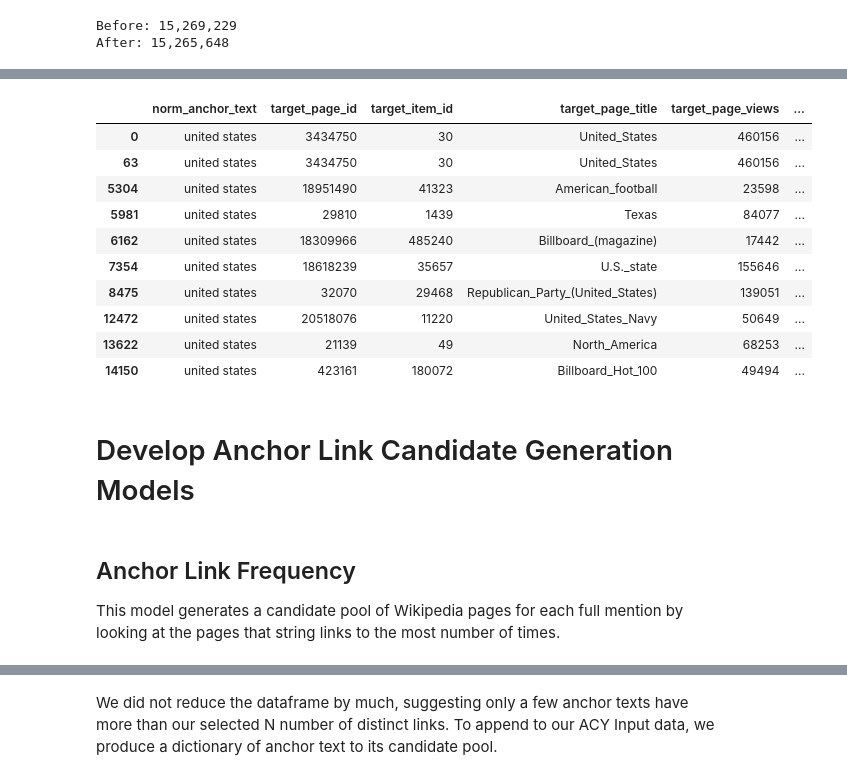
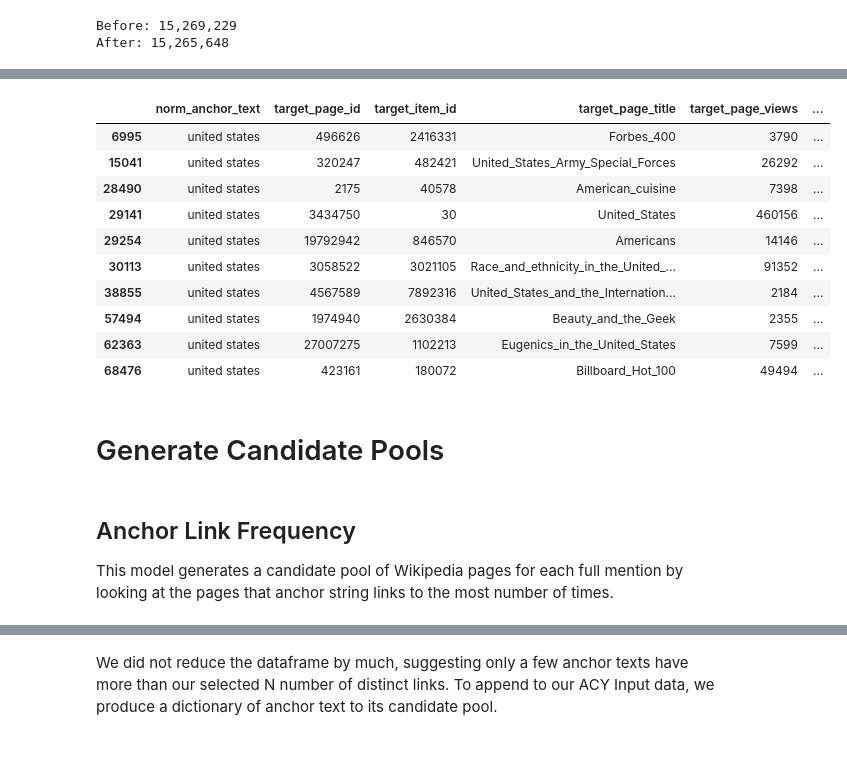
Before and after one commit to TheDigitalFrontier/entity-disambiguation, a Jupyter notebook: notebooks/pipeline/2a_anchor_links.ipynb, the cells around one changed output, grey strips where cells are left out. Drawn from its saved outputs; the diff is of its cells as text; code cells hidden in the pictures; blank space fills up the shorter version.

```diff
--- a/notebooks/pipeline/3a_anchor_links.ipynb
+++ b/notebooks/pipeline/2a_anchor_links.ipynb
@@ -96,15 +133,15 @@ This provides us with information on page views and links.
 # %%
 %%time
-# Merge at_count and article stats dataframes
-anchor_texts = pd.merge(
-    anchor_texts,
+# Merge anchor_text and article stats dataframes
+anchor_text = pd.merge(
+    anchor_text,
     article_df,
     how="inner",
     left_on="target_page_id",
     right_on="page_id")
 
 # Rename columns for clarity
-anchor_texts = anchor_texts.rename(columns={
+anchor_text = anchor_text.rename(columns={
     'title': 'target_page_title',
     'item_id': 'target_item_id',
     'views': 'target_page_views',
@@ -112,7 +149,7 @@ anchor_texts = anchor_texts.rename(columns={
     'page_title': 'target_page_title'})
 
 # Specify column ordering
-anchor_texts = anchor_texts[[
+anchor_text = anchor_text[[
     "norm_anchor_text",
     "target_page_id",
     "target_item_id",
@@ -121,5 +158,5 @@ anchor_texts = anchor_texts[[
     "anchor_target_count"]]
 
 # Display preview
-anchor_texts.head(3)
+anchor_text.head(3)
 # %% [output]
@@ -136,9 +199,9 @@ To create a likelihood score that can serve as a prior, we calculate for each an
 # %%
 %%time
-# Calculate frequency and popularity as percentage likelihood
-anchor_text_totals = anchor_texts.groupby('norm_anchor_text', as_index=False).agg({
+# Calculate frequency and popularity as percentage of total
+anchor_text_totals = anchor_text.groupby('norm_anchor_text', as_index=False).agg({
     'anchor_target_count': sum,
     'target_page_views': sum
 })
-anchor_text_totals[10000:10010]
+anchor_text_totals[anchor_text_totals['norm_anchor_text'] == 'united states']
 # %% [output]
@@ -168,14 +222,14 @@ Wall time: 27min 51s
 # %%
 %%time
-# Calculate likelihood
-list_lklhd_freq = []
-list_lklhd_pop = []
+# Calculate individual link prior as "confidence"
+list_prior_freq = []
+list_prior_pop = []
 
-for i in tqdm(range(len(anchor_texts))):
-    row = anchor_texts.loc[i]
-    likelihood_freq = round(row['anchor_target_count'] / totals_dict[row['norm_anchor_text']][0], 7)
-    likelihood_pop = round(row['target_page_views'] / totals_dict[row['norm_anchor_text']][1], 7)
+for i in tqdm(range(len(anchor_text))):
+    row = anchor_text.loc[i]
+    prior_freq = round(row['anchor_target_count'] / totals_dict[row['norm_anchor_text']][0], 7)
+    prior_pop = round(row['target_page_views'] / totals_dict[row['norm_anchor_text']][1], 7)
 
-    list_lklhd_freq.append(likelihood_freq)
-    list_lklhd_pop.append(likelihood_pop)
+    list_prior_freq.append(prior_freq)
+    list_prior_pop.append(prior_pop)
 # %% [output]
@@ -188,2 +238,6 @@ anchor_texts['likelihood_page_views'] = list_lklhd_pop
+# %%
+# Save prior to dataframe
+anchor_text['prior_target_count'] = list_prior_freq
+anchor_text['prior_page_views'] = list_prior_pop
 # %%
 # Preview dataframe
@@ -203,17 +257,15 @@ anchor_texts.head(10)
 # %%
 # Preview single anchor text in dataframe
-anchor_texts[anchor_texts['norm_anchor_text'] == 'united states'][:10]
+anchor_text[anchor_text['norm_anchor_text'] == 'united states'][:10]
 # %% [output]
 |  | norm_anchor_text | target_page_id | target_item_id | target_page_title | target_page_views | ... |
-| 0 | united states | 3434750 | 30 | United_States | 460156 | ... |
-| 63 | united states | 3434750 | 30 | United_States | 460156 | ... |
-| 5304 | united states | 18951490 | 41323 | American_football | 23598 | ... |
-| 5981 | united states | 29810 | 1439 | Texas | 84077 | ... |
-| 6162 | united states | 18309966 | 485240 | Billboard_(magazine) | 17442 | ... |
-| 7354 | united states | 18618239 | 35657 | U.S._state | 155646 | ... |
-| 8475 | united states | 32070 | 29468 | Republican_Party_(United_States) | 139051 | ... |
-| 12472 | united states | 20518076 | 11220 | United_States_Navy | 50649 | ... |
-| 13622 | united states | 21139 | 49 | North_America | 68253 | ... |
-| 14150 | united states | 423161 | 180072 | Billboard_Hot_100 | 49494 | ... |
+| 6995 | united states | 496626 | 2416331 | Forbes_400 | 3790 | ... |
+| 15041 | united states | 320247 | 482421 | United_States_Army_Special_Forces | 26292 | ... |
+| 28490 | united states | 2175 | 40578 | American_cuisine | 7398 | ... |
+| 29141 | united states | 3434750 | 30 | United_States | 460156 | ... |
+| 29254 | united states | 19792942 | 846570 | Americans | 14146 | ... |
+| 30113 | united states | 3058522 | 3021105 | Race_and_ethnicity_in_the_United_... | 91352 | ... |
+| 38855 | united states | 4567589 | 7892316 | United_States_and_the_Internation... | 2184 | ... |
+| 57494 | united states | 1974940 | 2630384 | Beauty_and_the_Geek | 2355 | ... |
+| 62363 | united states | 27007275 | 1102213 | Eugenics_in_the_United_States | 7599 | ... |
+| 68476 | united states | 423161 | 180072 | Billboard_Hot_100 | 49494 | ... |
-# %% [markdown]
-# Develop Anchor Link Candidate Generation Models
@@ -220,7 +280,9 @@ anchor_texts[anchor_texts['norm_anchor_text'] == 'united states'][:10]
+# %% [markdown]
+# Generate Candidate Pools
 # %% [markdown]
 ## Anchor Link Frequency
 
-This model generates a candidate pool of Wikipedia pages for each full mention by looking at the pages that string links to the most number of times.
+This model generates a candidate pool of Wikipedia pages for each full mention by looking at the pages that anchor string links to the most number of times.
 # %%
 %%time
 # Sort dataframe by anchor text and then most frequently linked page
```
Also changed, not shown: parts of 49 cells of this notebook, 11 other files.
